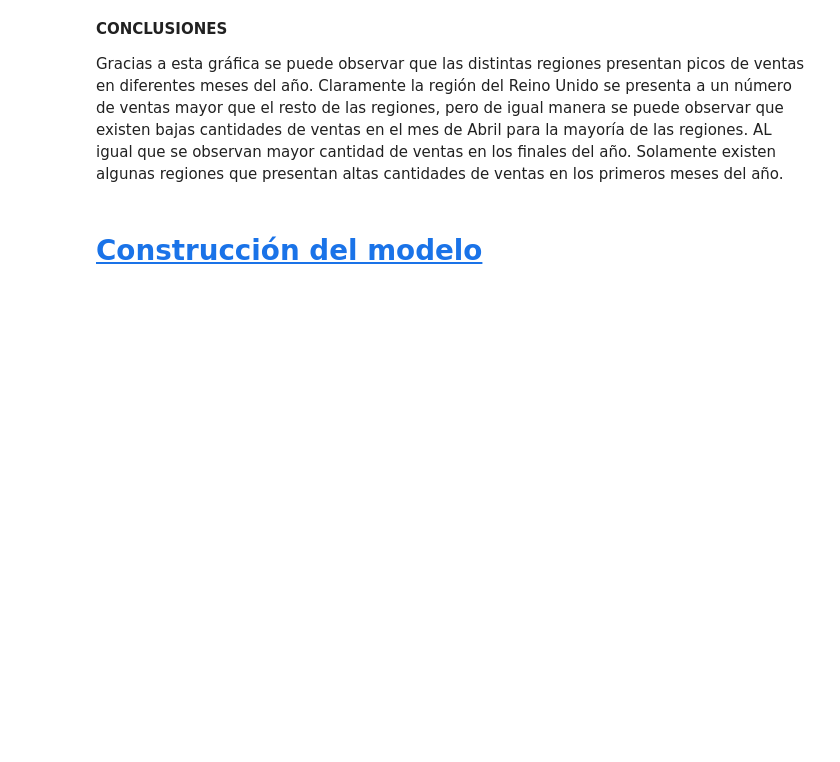
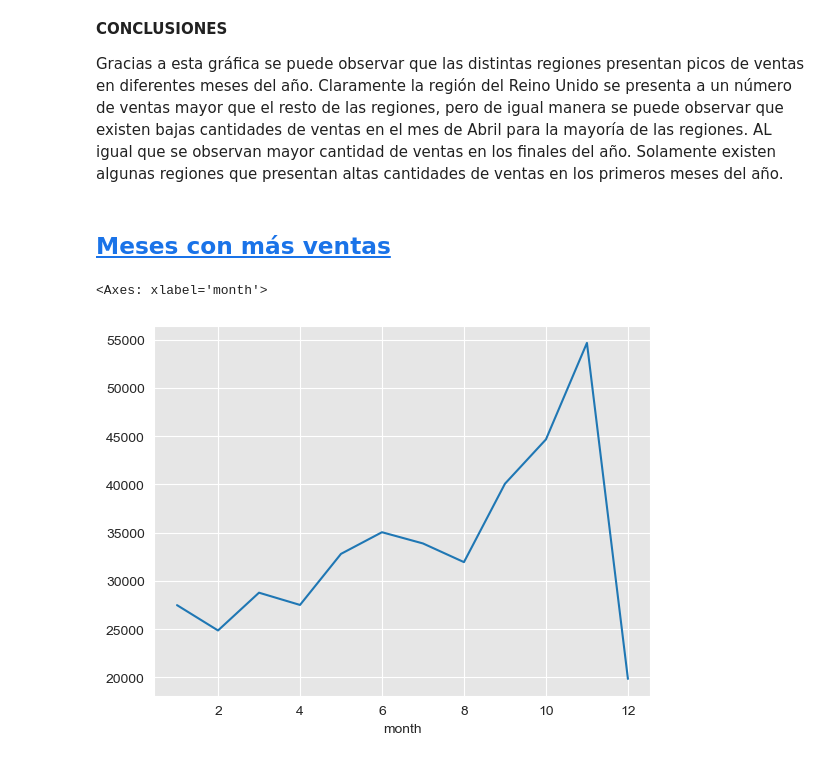
Before and after one commit to MaElmoon39/RetailSaviors, a Jupyter notebook: notebooks/segmentacion_clientes.ipynb, the cells around one changed output. Saved outputs shown, nothing was run; the diff lists cells and outputs as text; code cells hidden in the pictures; blank space fills up the shorter version.

```diff
--- a/notebooks/segmentacion_clientes.ipynb
+++ b/notebooks/segmentacion_clientes.ipynb
@@ -473,4 +462,11 @@ plt.show()
 
 Gracias a esta gráfica se puede observar que las distintas regiones presentan picos de ventas en diferentes meses del año. Claramente la región del Reino Unido se presenta a un número de ventas mayor que el resto de las regiones, pero de igual manera se puede observar que existen bajas cantidades de ventas en el mes de Abril para la mayoría de las regiones. AL igual que se observan mayor cantidad de ventas en los finales del año. Solamente existen algunas regiones que presentan altas cantidades de ventas en los primeros meses del año.
 # %% [markdown]
-# <a id='toc5_'></a>[Construcción del modelo](#toc0_)
+## <a id='toc5_8_'></a>[Meses con más ventas](#toc0_)
+# %%
+#Meses del año donde más se hicieron ventas
+df_new['month'] = df_new['invoice_date'].dt.month
+df_new.groupby('month')['invoice_date'].count().plot(kind = 'line')
+# %% [output]
+<Axes: xlabel='month'>
+[figure, added]
```
Also changed, not shown: parts of 52 cells of this notebook.
